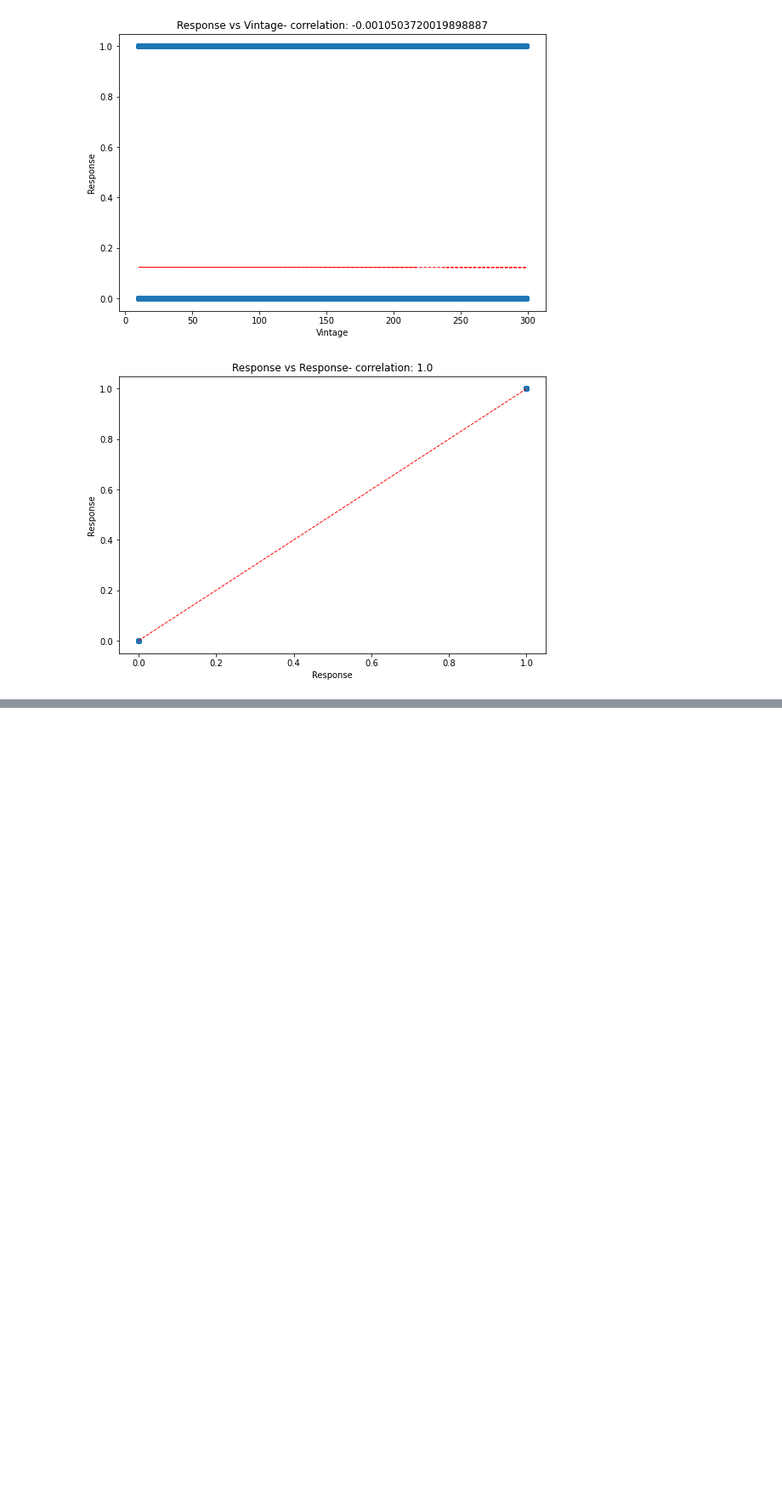
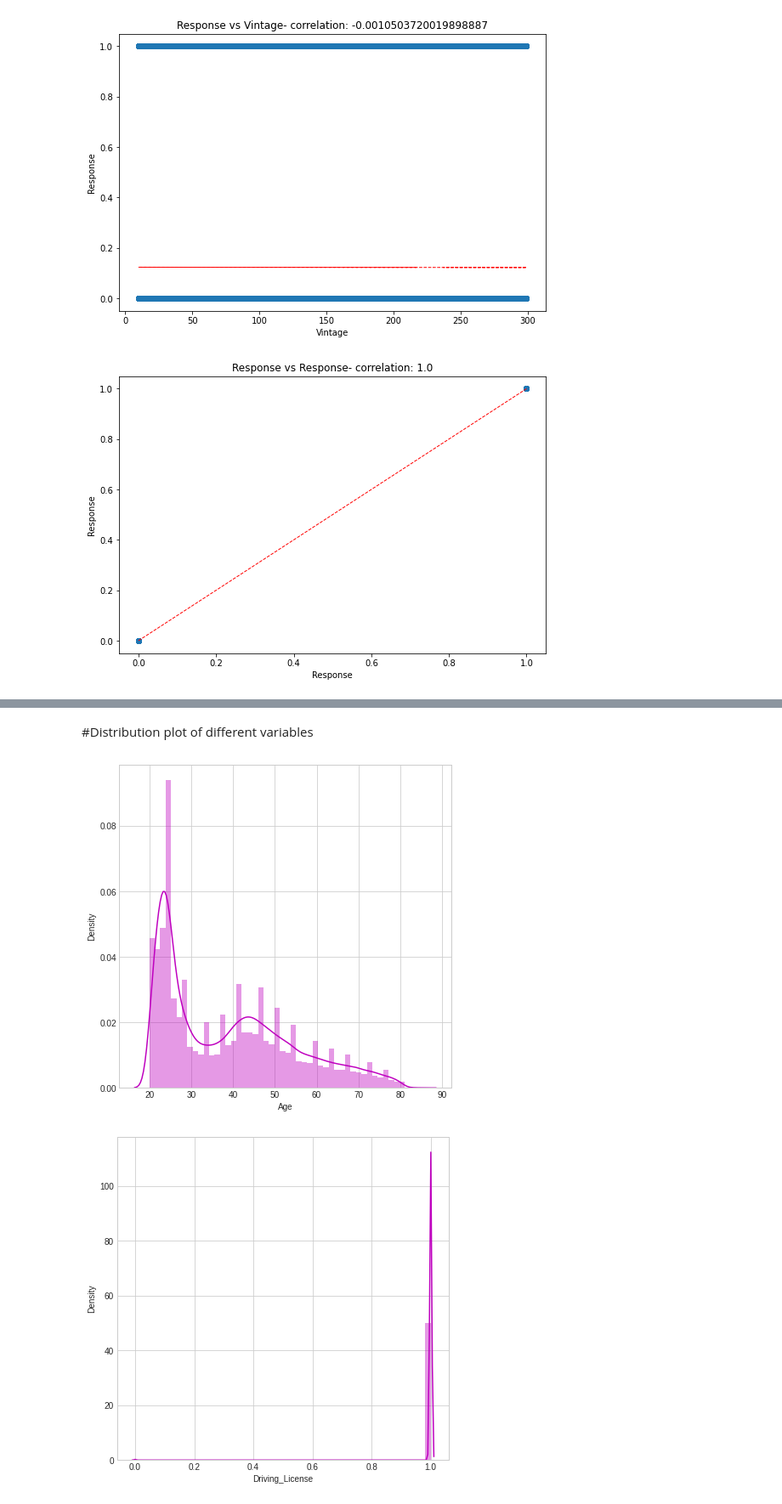
Before and after one commit to HONAJIPHAD/HEALTH-INSURANCE-CROSS-SELL-PREDICTION, a Jupyter notebook: HEALTH_INSURANCE_CROSS_SELL_PREDICTION.ipynb, the cells around one changed output, grey strips where cells are left out. Shown at 85% size. Drawn from its saved outputs; the diff is of its cells as text; code cells hidden in the pictures; blank space fills up the shorter version.

```diff
--- a/HEALTH_INSURANCE_CROSS_SELL_PREDICTION.ipynb
+++ b/HEALTH_INSURANCE_CROSS_SELL_PREDICTION.ipynb
@@ -263,0 +294,15 @@ plt.show()
+# %% [markdown]
+#Distribution plot of different variables
+# %%
+numerical_columns = ['Age', 'Driving_License', 'Region_Code', 'Previously_Insured', 'Annual_Premium', 'Policy_Sales_Channel', 'Vintage', 'Response']
+categorical_columns = ['Gender','Vehicle_Age', 'Vehicle_Damage']
+# %%
+#distplot for numerical features
+for val in numerical_columns:
+  plt.figure(figsize=(7,7))
+  plt.style.use('seaborn-whitegrid')
+  sns.distplot(df[val],color="m")
+  plt.show()
+# %% [output]
+[figure, added]
+[figure, added]
```
Also changed, not shown: parts of 8 cells of this notebook.
